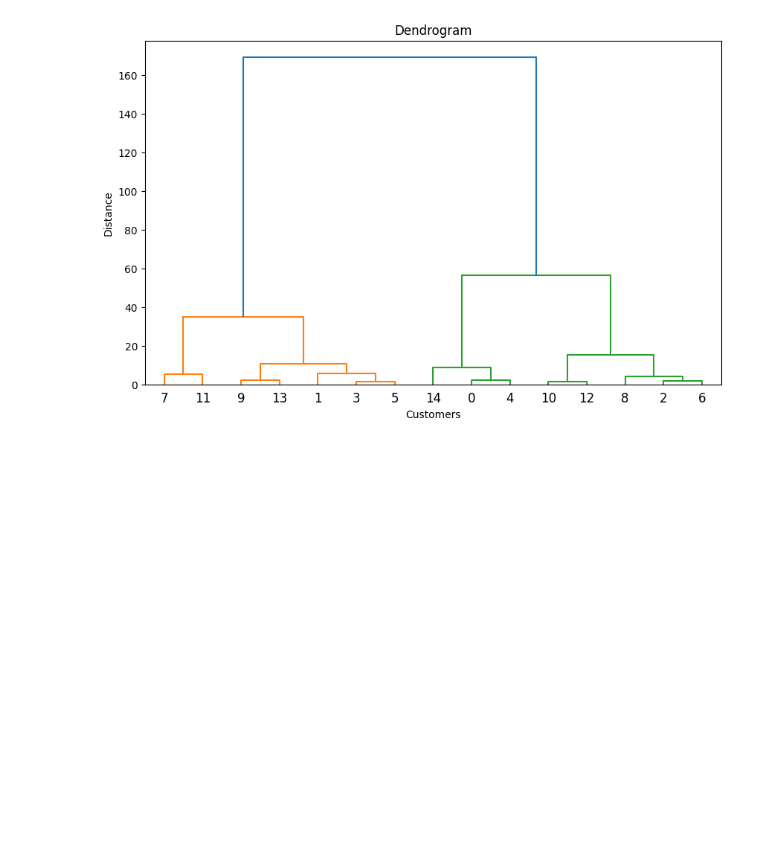
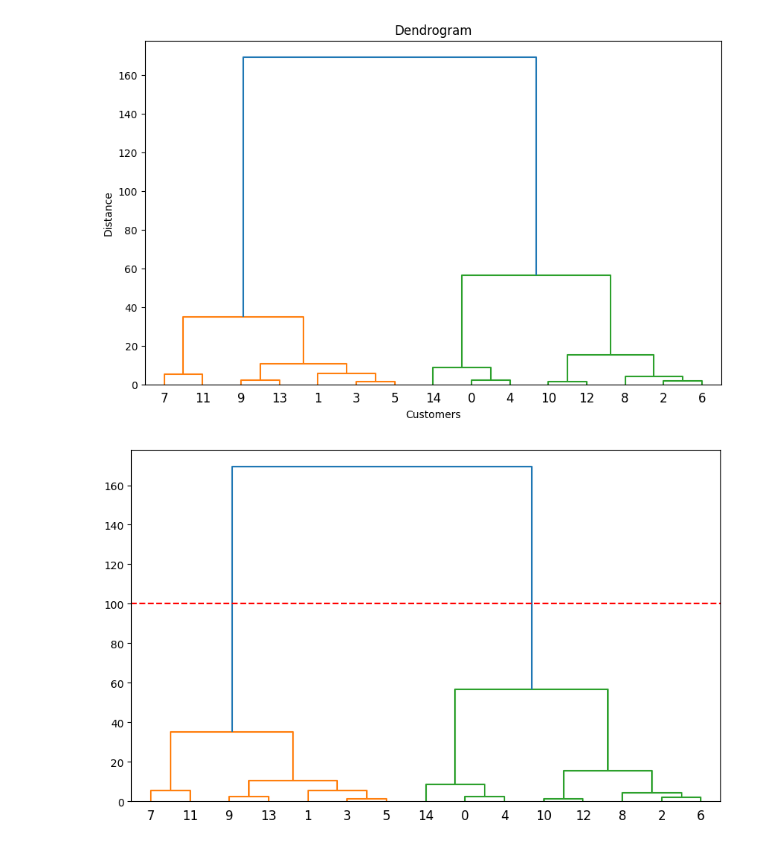
Before and after one commit to Savindi2002/data-science-journey, a Jupyter notebook: clustering.ipynb, the cells around one changed output. Drawn from its saved outputs; the diff is of its cells as text; code cells hidden in the pictures; blank space fills up the shorter version.

```diff
--- a/clustering.ipynb
+++ b/clustering.ipynb
@@ -52,3 +52,11 @@ plt.ylabel("Distance")
 plt.show()
 # %% [output]
 [figure]
+# %%
+plt.figure(figsize=(10, 6))
+sch.dendrogram(sch.linkage(x, method="ward"))
+
+plt.axhline(y=100, color='red', linestyle='--')
+plt.show()
+# %% [output]
+[figure, added]
```
